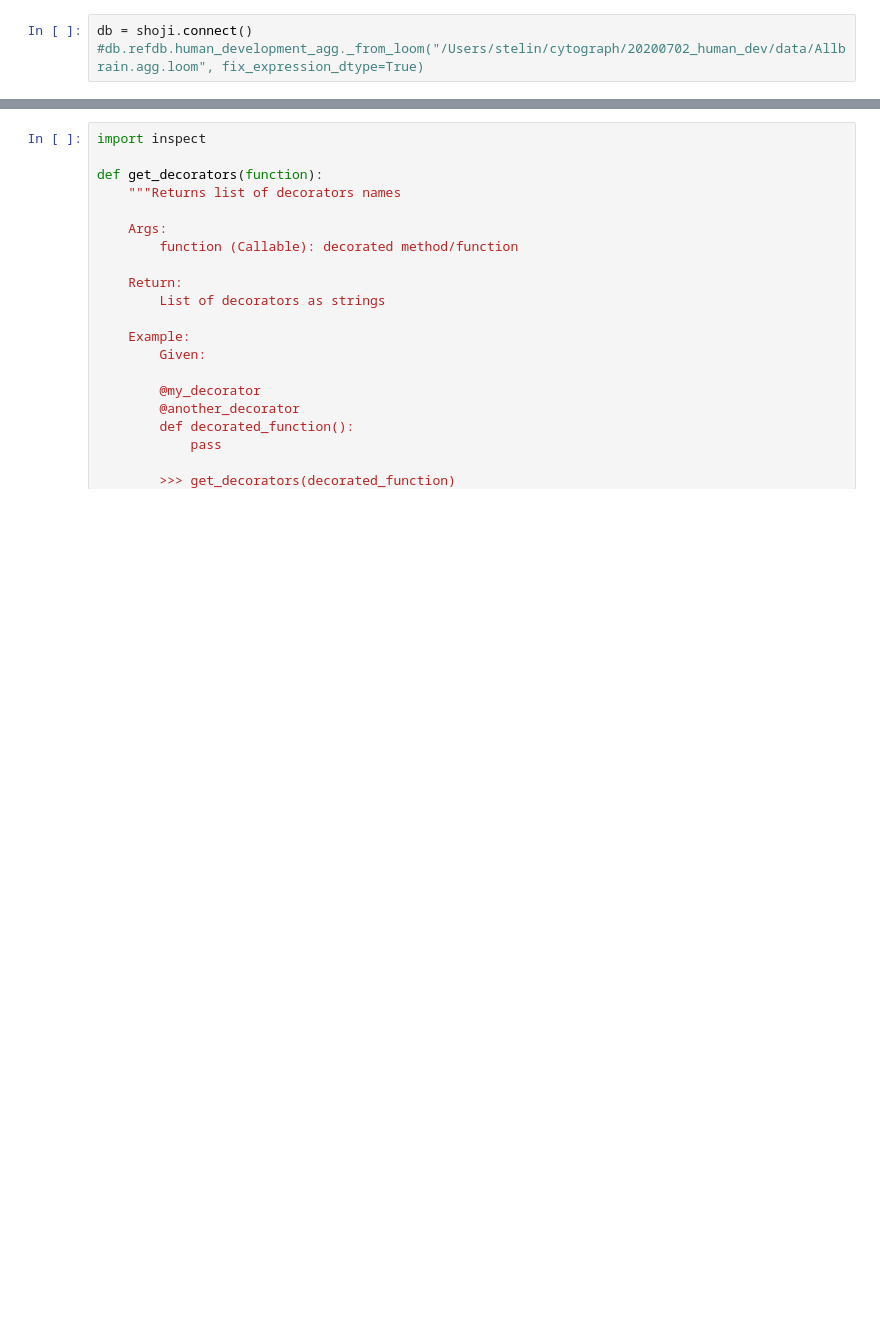
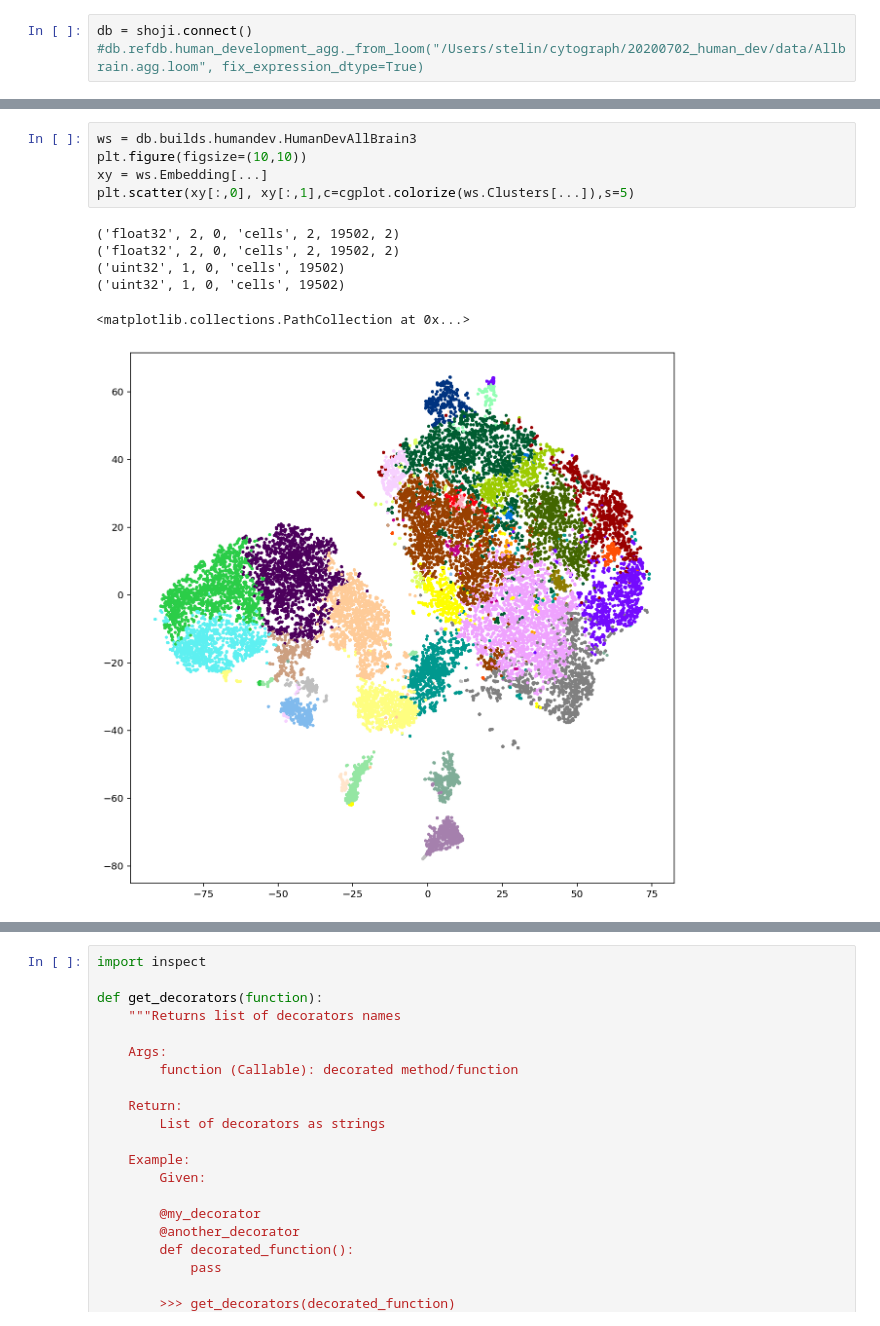
Before and after one commit to linnarsson-lab/shoji, a Jupyter notebook: notebooks/Untitled.ipynb, the cells around one changed output, grey strips where cells are left out. Drawn from its saved outputs; the diff is of its cells as text; blank space fills up the shorter version.

```diff
--- a/notebooks/Untitled.ipynb
+++ b/notebooks/Untitled.ipynb
@@ -19,0 +61,12 @@ db = shoji.connect()
+# %%
+ws = db.builds.humandev.HumanDevAllBrain3
+plt.figure(figsize=(10,10))
+xy = ws.Embedding[...]
+plt.scatter(xy[:,0], xy[:,1],c=cgplot.colorize(ws.Clusters[...]),s=5)
+# %% [output]
+('float32', 2, 0, 'cells', 2, 19502, 2)
+('float32', 2, 0, 'cells', 2, 19502, 2)
+('uint32', 1, 0, 'cells', 19502)
+('uint32', 1, 0, 'cells', 19502)
+<matplotlib.collections.PathCollection at 0x...>
+[figure, added]
```
Also changed, not shown: parts of 39 cells of this notebook, 10 other files.
